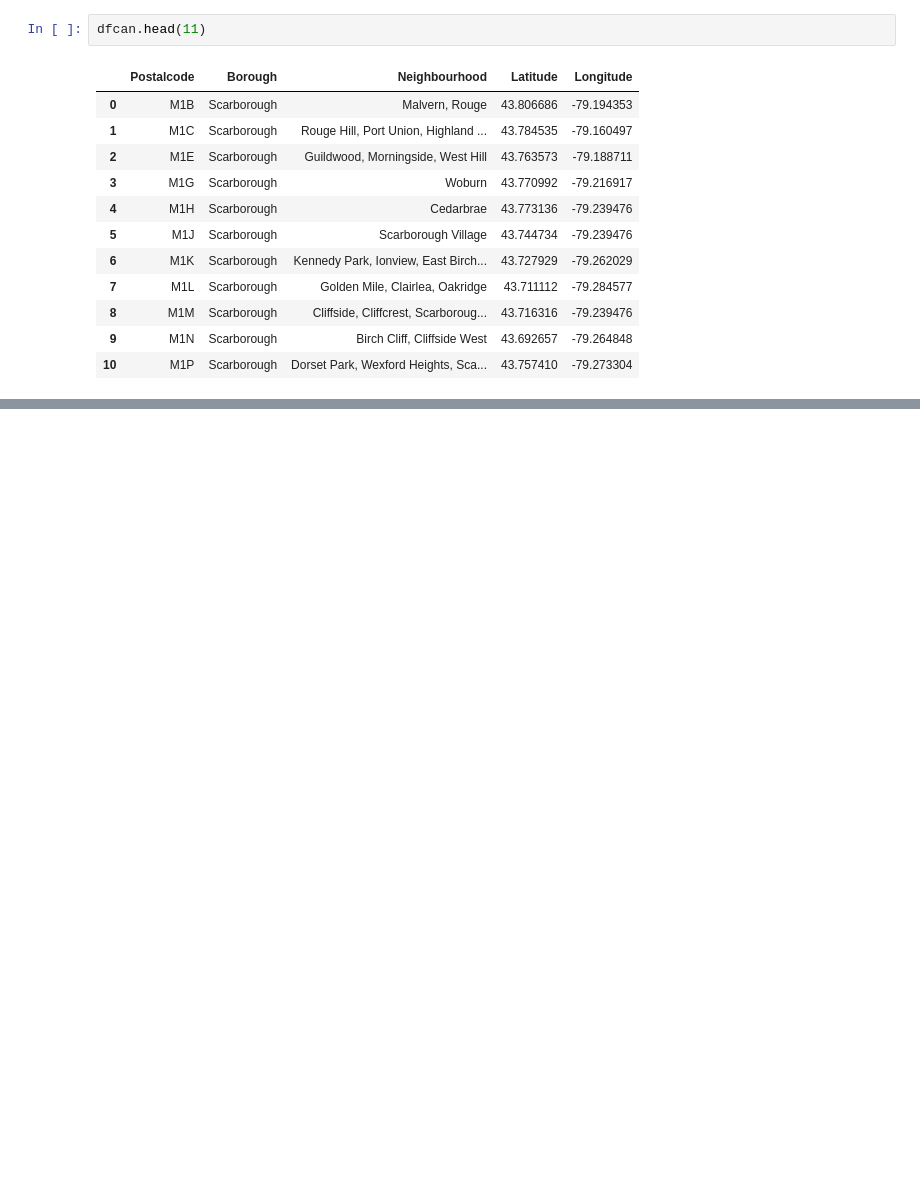
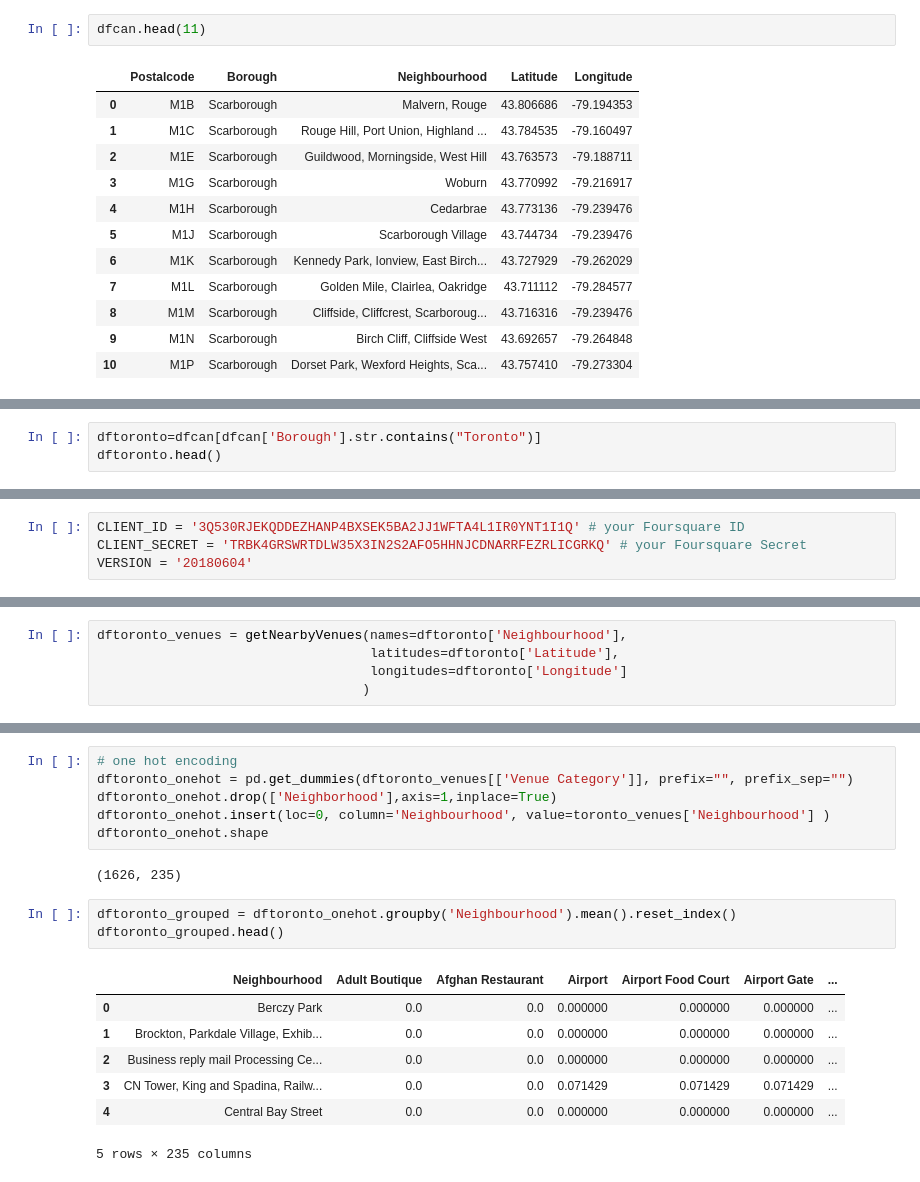
Before and after one commit to bamiller821/Coursera_Capstone, a Jupyter notebook: Foursquare API.ipynb, the cells around one changed output, grey strips where cells are left out. Saved outputs shown, nothing was run; the diff lists cells and outputs as text; blank space fills up the shorter version.

```diff
--- a/Foursquare API.ipynb
+++ b/Foursquare API.ipynb
@@ -152,0 +188,3 @@ dfcan
+# %%
+dftoronto=dfcan[dfcan['Borough'].str.contains("Toronto")]
+dftoronto.head()
@@ -152,0 +198,4 @@ dfcan
+# %%
+CLIENT_ID = '3Q530RJEKQDDEZHANP4BXSEK5BA2JJ1WFTA4L1IR0YNT1I1Q' # your Foursquare ID
+CLIENT_SECRET = 'TRBK4GRSWRTDLW35X3IN2S2AFO5HHNJCDNARRFEZRLICGRKQ' # your Foursquare Secret
+VERSION = '20180604'
@@ -152,0 +243,5 @@ dfcan
+# %%
+dftoronto_venues = getNearbyVenues(names=dftoronto['Neighbourhood'],
+                                   latitudes=dftoronto['Latitude'],
+                                   longitudes=dftoronto['Longitude']
+                                  )
@@ -152,0 +266,19 @@ dfcan
+# %%
+# one hot encoding
+dftoronto_onehot = pd.get_dummies(dftoronto_venues[['Venue Category']], prefix="", prefix_sep="")
+dftoronto_onehot.drop(['Neighborhood'],axis=1,inplace=True)
+dftoronto_onehot.insert(loc=0, column='Neighbourhood', value=toronto_venues['Neighbourhood'] )
+dftoronto_onehot.shape
+# %% [output]
+(1626, 235)
+# %%
+dftoronto_grouped = dftoronto_onehot.groupby('Neighbourhood').mean().reset_index()
+dftoronto_grouped.head()
+# %% [output]
+|  | Neighbourhood | Adult Boutique | Afghan Restaurant | Airport | Airport Food Court | Airport Gate | ... |
+| 0 | Berczy Park | 0.0 | 0.0 | 0.000000 | 0.000000 | 0.000000 | ... |
+| 1 | Brockton, Parkdale Village, Exhib... | 0.0 | 0.0 | 0.000000 | 0.000000 | 0.000000 | ... |
+| 2 | Business reply mail Processing Ce... | 0.0 | 0.0 | 0.000000 | 0.000000 | 0.000000 | ... |
+| 3 | CN Tower, King and Spadina, Railw... | 0.0 | 0.0 | 0.071429 | 0.071429 | 0.071429 | ... |
+| 4 | Central Bay Street | 0.0 | 0.0 | 0.000000 | 0.000000 | 0.000000 | ... |
+5 rows × 235 columns
```
Also changed, not shown: parts of 17 cells of this notebook.
